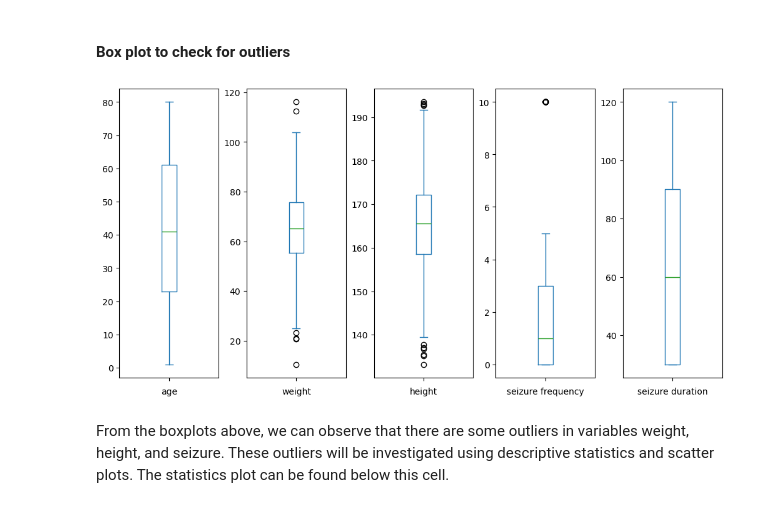
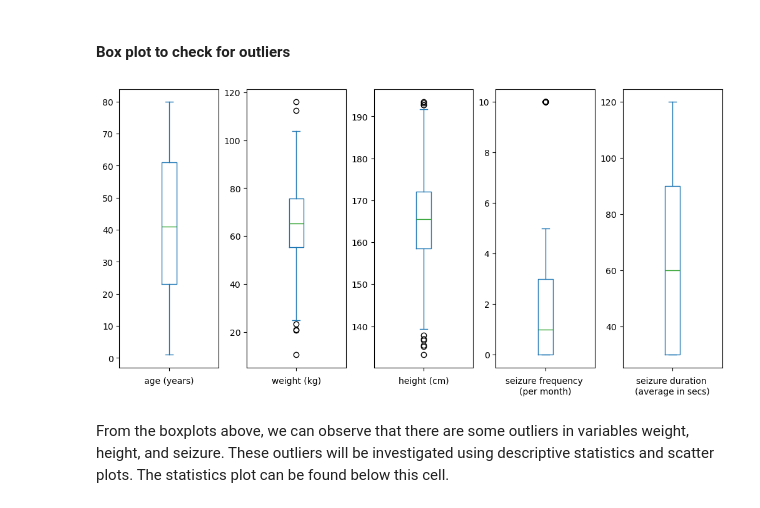
Before and after one commit to BeanXR/Case_Studies_2026_Sem_2_Task_1_Xian_Ren_Ng, a Jupyter notebook: Task_1_Data_Preprocessing.ipynb, the cells around one changed output. Cells and saved outputs as stored; diff of their text form; code cells hidden in the pictures.

```diff
--- a/Task_1_Data_Preprocessing.ipynb
+++ b/Task_1_Data_Preprocessing.ipynb
@@ -172,14 +165,26 @@ quantitative_cols = epilepsy.select_dtypes(['integer','float']).columns.to_list(
 # %%
 fig = plt.figure(figsize=(10, 5), constrained_layout=True)
 axs = fig.subplots(1, 5)
 
 for i, col in enumerate(quantitative_cols):
     ax = axs[i]
     epilepsy[col].plot(kind = 'box', ax = ax)
+
+    if(col.lower() == 'weight'):
+        col = col.lower() + ' (kg)'
+    elif(col.lower() == 'height'):
+        col = col.lower() + ' (cm)'
+    elif(col.lower() == 'seizure frequency'):
+        col = col.lower() + ' \n(per month)'
+    elif(col.lower() == 'seizure duration'):
+        col = col.lower() + ' \n(average in secs)'
+    elif(col.lower() == 'age'):
+        col = col.lower() + ' (years)'
+
     ax.set_xlabel(col.lower(), fontsize = 10)
     ax.set_xticklabels('')
 # %% [output]
-[figure, old version]
+[figure, new version]
 # %% [markdown]
 From the boxplots above, we can observe that there are some outliers in variables weight, height, and seizure. These outliers will be investigated using descriptive statistics and scatter plots. The statistics plot can be found below this cell.
 # %% [markdown]
```
Also changed, not shown: parts of 54 cells of this notebook, 5 other files.
